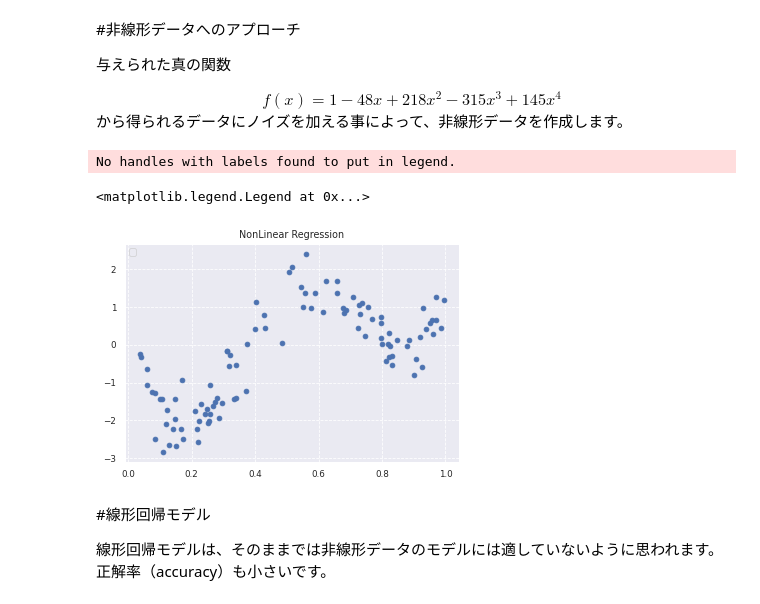
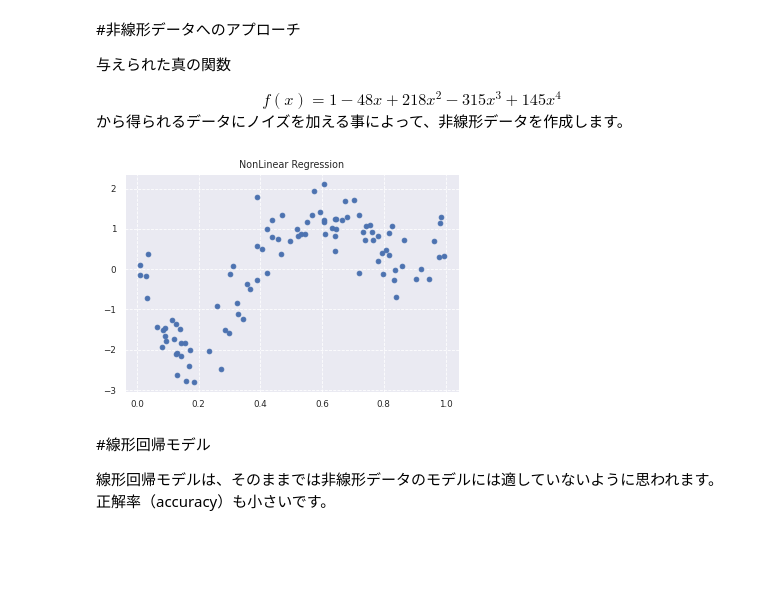
Before and after one commit to ontheroad2021/RabbitChallenge, a Jupyter notebook: 2_1_2_1_skl_nonlinear_regression.ipynb, the cells around one changed output. Drawn from its saved outputs; the diff is of its cells as text; code cells hidden in the pictures; blank space fills up the shorter version.

```diff
--- a/2_1_2_1_skl_nonlinear_regression.ipynb
+++ b/2_1_2_1_skl_nonlinear_regression.ipynb
@@ -43,25 +43,24 @@ def linear_func(x):
 # %%
 # 真の関数からノイズを伴うデータを生成
 
 # 真の関数からデータ生成
 data = np.random.rand(n).astype(np.float32)
 data = np.sort(data)
 target = true_func(data)
 
 # 　ノイズを加える
 noise = 0.5 * np.random.randn(n)
 target = target  + noise
 
 # ノイズ付きデータを描画
 
 plt.scatter(data, target)
 
 plt.title('NonLinear Regression')
-plt.legend(loc=2)
+# plt.legend(loc=2)
+plt.show()
 # %% [output]
-No handles with labels found to put in legend.
-<matplotlib.legend.Legend at 0x...>
-[figure, old version]
+[figure, new version]
 # %% [markdown]
 #線形回帰モデル
 
```
Also changed, not shown: parts of 1 cell of this notebook.
